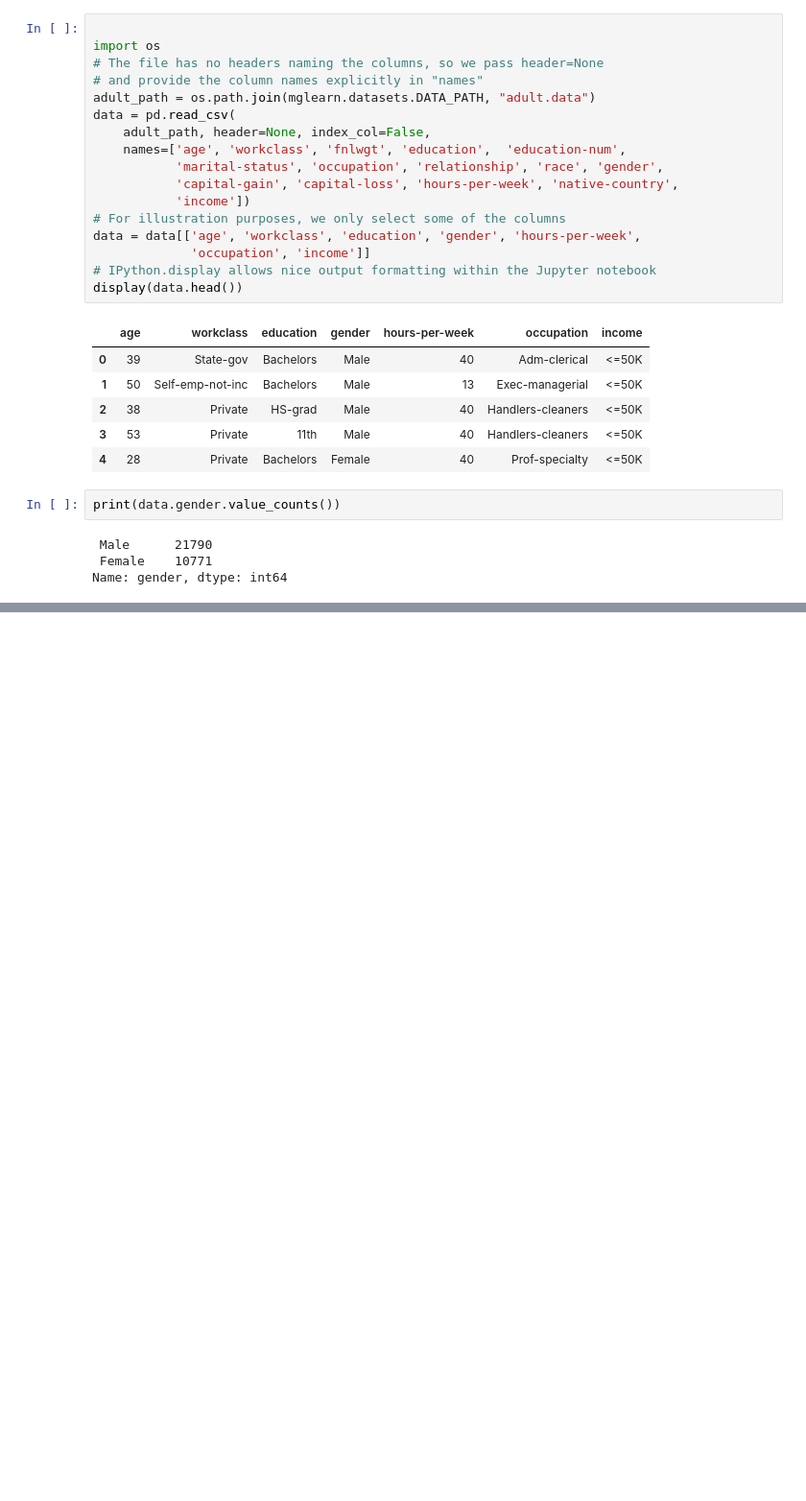
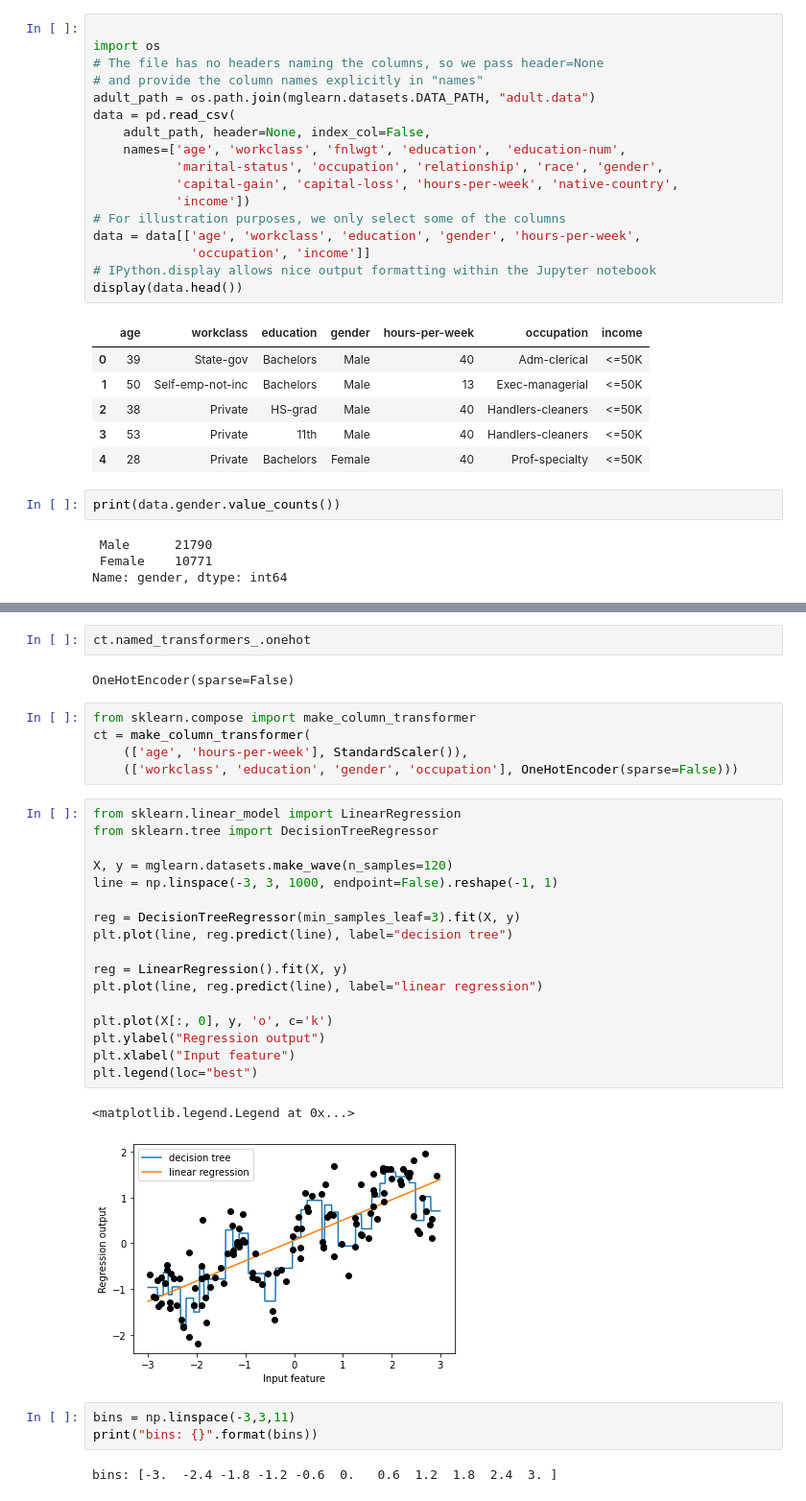
Before and after one commit to RooibosGood/signate, a Jupyter notebook: MachineLearning/chapter4.ipynb, the cells around one changed output, grey strips where cells are left out. Shown: that part at 96% size. Drawn from its saved outputs; the diff is of its cells as text; blank space fills up the shorter version.

```diff
--- a/MachineLearning/chapter4.ipynb
+++ b/MachineLearning/chapter4.ipynb
@@ -36,0 +161,34 @@ Name: gender, dtype: int64
+# %%
+ct.named_transformers_.onehot
+# %% [output]
+OneHotEncoder(sparse=False)
+# %%
+from sklearn.compose import make_column_transformer
+ct = make_column_transformer(
+    (['age', 'hours-per-week'], StandardScaler()),
+    (['workclass', 'education', 'gender', 'occupation'], OneHotEncoder(sparse=False)))
+# %%
+from sklearn.linear_model import LinearRegression
+from sklearn.tree import DecisionTreeRegressor
+
+X, y = mglearn.datasets.make_wave(n_samples=120)
+line = np.linspace(-3, 3, 1000, endpoint=False).reshape(-1, 1)
+
+reg = DecisionTreeRegressor(min_samples_leaf=3).fit(X, y)
+plt.plot(line, reg.predict(line), label="decision tree")
+
+reg = LinearRegression().fit(X, y)
+plt.plot(line, reg.predict(line), label="linear regression")
+
+plt.plot(X[:, 0], y, 'o', c='k')
+plt.ylabel("Regression output")
+plt.xlabel("Input feature")
+plt.legend(loc="best")
+# %% [output]
+<matplotlib.legend.Legend at 0x...>
+[figure, added]
+# %%
+bins = np.linspace(-3,3,11)
+print("bins: {}".format(bins))
+# %% [output]
+bins: [-3.  -2.4 -1.8 -1.2 -0.6  0.   0.6  1.2  1.8  2.4  3. ]
```
Also changed, not shown: parts of 35 cells of this notebook.
